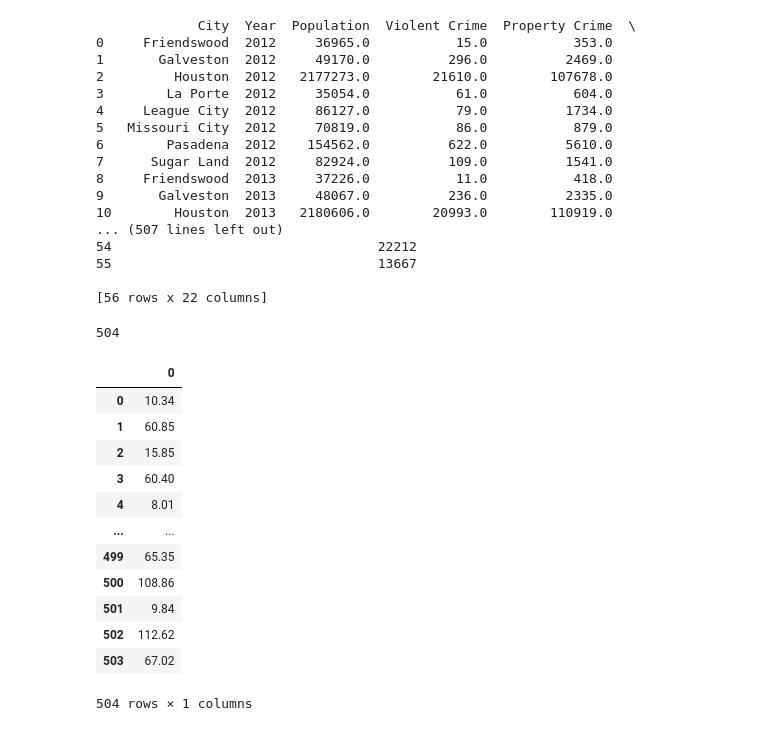
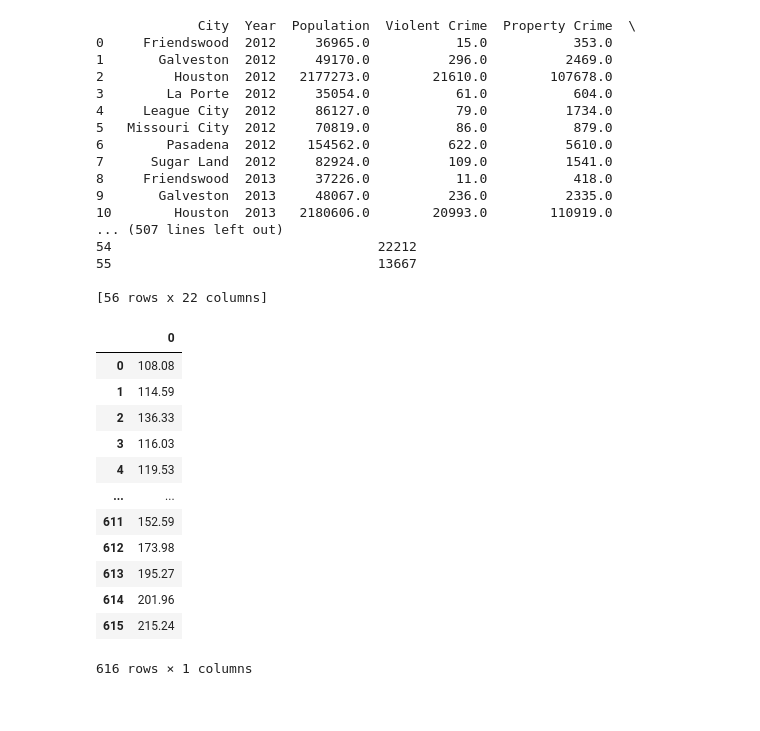
Before and after one commit to andresocorro/project_1, a Jupyter notebook: src_files/HousingAnalysisWithPrice.ipynb, the cells around one changed output. Saved outputs shown, nothing was run; the diff lists cells and outputs as text; code cells hidden in the pictures.

```diff
--- a/src_files/HousingAnalysisWithPrice.ipynb
+++ b/src_files/HousingAnalysisWithPrice.ipynb
@@ -122,43 +122,49 @@ print (mergedDF)
 # %%
 #build crime random sample
 
 x_list = mergedDF['Total Crime Per Capita [10,000]']
 crimeRandomSample = []
 
+for item in x_list :
+    limit = 0.5 * item
+    lowLimit = item - limit
+    upperLimit = item + limit
 
-previousItem = 0
-for item in x_list :
-    for i in range (1,10) :
-        if (item < previousItem) :
-            x = round(random.uniform(item, previousItem ),2)
+    for i in range (1,12) :
+        if (i/2 == 0) :
+            x = round(random.uniform(lowLimit, item ),2)
         else :
-            x = round(random.uniform(previousItem, item ),2)
+            x = round(random.uniform(item, upperLimit ),2)
         crimeRandomSample.append(x)
 
+len (crimeRandomSample)
 
-        previousitem = x
+# for item in y_list :
+#     for i in range (1,12) :
+#         if (item < previousItem) :
+#             x = round(random.uniform(item, previousItem ),2)
+#         else :
+#             x = round(random.uniform(previousItem, item ),2)
+#         crimeRandomSample.append(x)
+#         previousitem = x
 
-len (crimeRandomSample)
+crimeRandomSampledf = pd.DataFrame(crimeRandomSample)
+
+crimeRandomSampledf
 # %% [output]
+|  | 0 |
+| 0 | 108.08 |
+| 1 | 114.59 |
+| 2 | 136.33 |
+| 3 | 116.03 |
+| 4 | 119.53 |
+| ... | ... |
+| 611 | 152.59 |
+| 612 | 173.98 |
+| 613 | 195.27 |
+| 614 | 201.96 |
+| 615 | 215.24 |
-504
+616 rows × 1 columns
-# %%
-crimeRandomSampledf = pd.DataFrame(crimeRandomSample)
-
-crimeRandomSampledf
-# %% [output]
-|  | 0 |
-| 0 | 10.34 |
-| 1 | 60.85 |
-| 2 | 15.85 |
-| 3 | 60.40 |
-| 4 | 8.01 |
-| ... | ... |
-| 499 | 65.35 |
-| 500 | 108.86 |
-| 501 | 9.84 |
-| 502 | 112.62 |
-| 503 | 67.02 |
-504 rows × 1 columns
 # %%
 #build price bin samples for values than $300000
 
```
Also changed, not shown: parts of 6 cells of this notebook, 7 other files.
